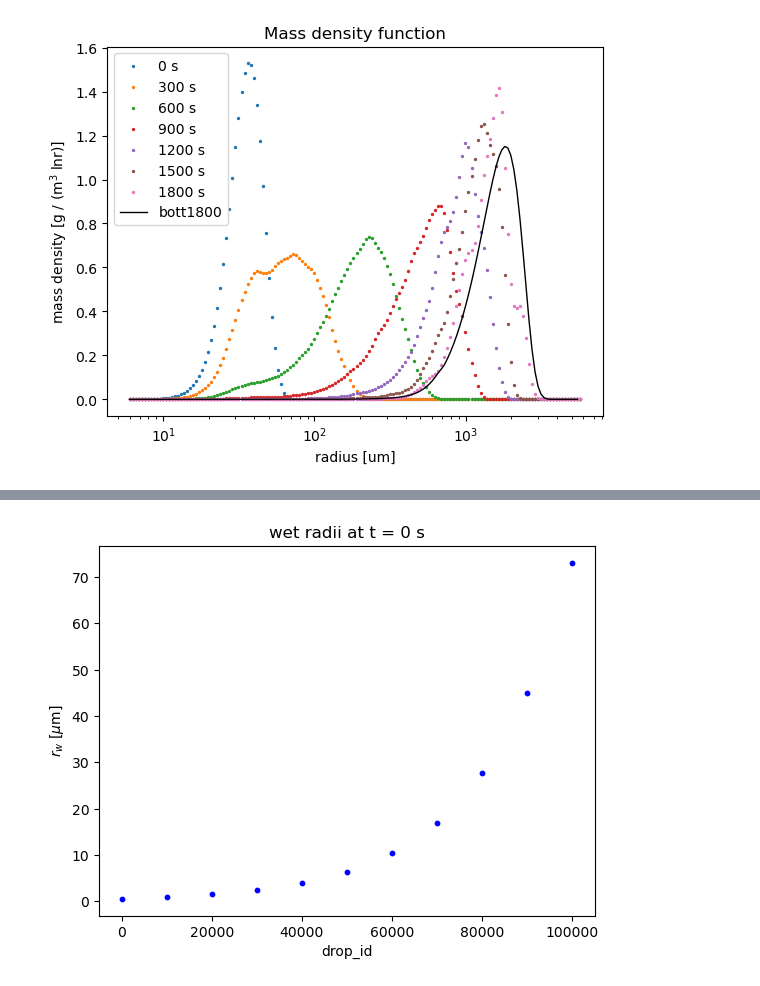
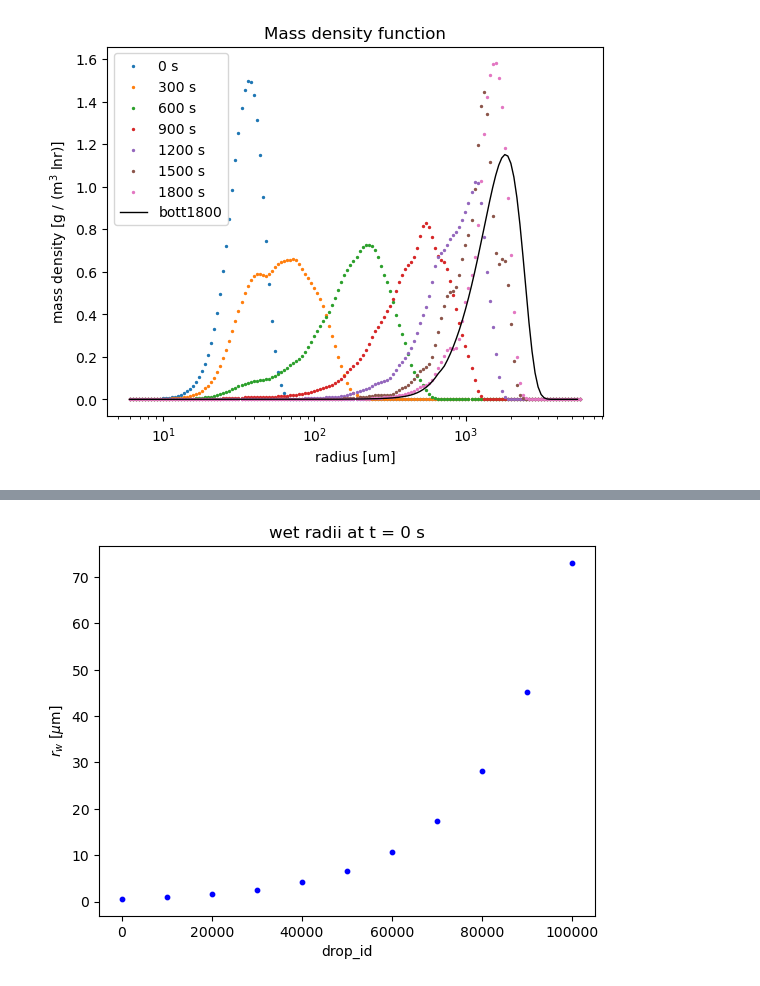
Before and after one commit to AgnieszkaMakulska/libcloudphxx, a Jupyter notebook: models/box/plot_output.ipynb, the cells around one changed output, grey strips where cells are left out. Drawn from its saved outputs; the diff is of its cells as text; code cells hidden in the pictures.

```diff
--- a/models/box/plot_output.ipynb
+++ b/models/box/plot_output.ipynb
@@ -6,22 +6,22 @@ bott1800 = np.array([1.38199e-05, 1.57908e-05, 1.79305e-05, 2.02468e-05, 2.27597
 
-fp="./cmake-build-debug/data.nc"
+fp="./cmake-build-release/data.nc"
 nc = netCDF4.Dataset(fp)
 mass_density=nc["mass density"][:]
 bins = 6.*pow(10, -6 + np.arange(150)/50.)
 legend=[]
 for i in np.arange(0,len(mass_density),300):
     pyplot.scatter(bins*1e6,mass_density[i,:], s=2)
     legend.append(str(i)+" s")
 pyplot.plot(bins[:-1]*1e6, bott1800, color='black', linewidth=1)
 legend.append('bott1800')
 pyplot.ylabel('mass density [g / (m$^3$ lnr)]')
 pyplot.xlabel('radius [um]')
 pyplot.xscale('log')
 pyplot.legend(legend)
 pyplot.title('Mass density function')
 pyplot.show()
 # %% [output]
-[figure, old version]
+[figure, new version]
 # %%
 rw=np.sqrt(np.asarray(nc['wet radius squared'][:]))
 for drop_id in np.arange(0,rw.shape[1],30000):
```
Also changed, not shown: parts of 2 cells of this notebook, 3 other files.
